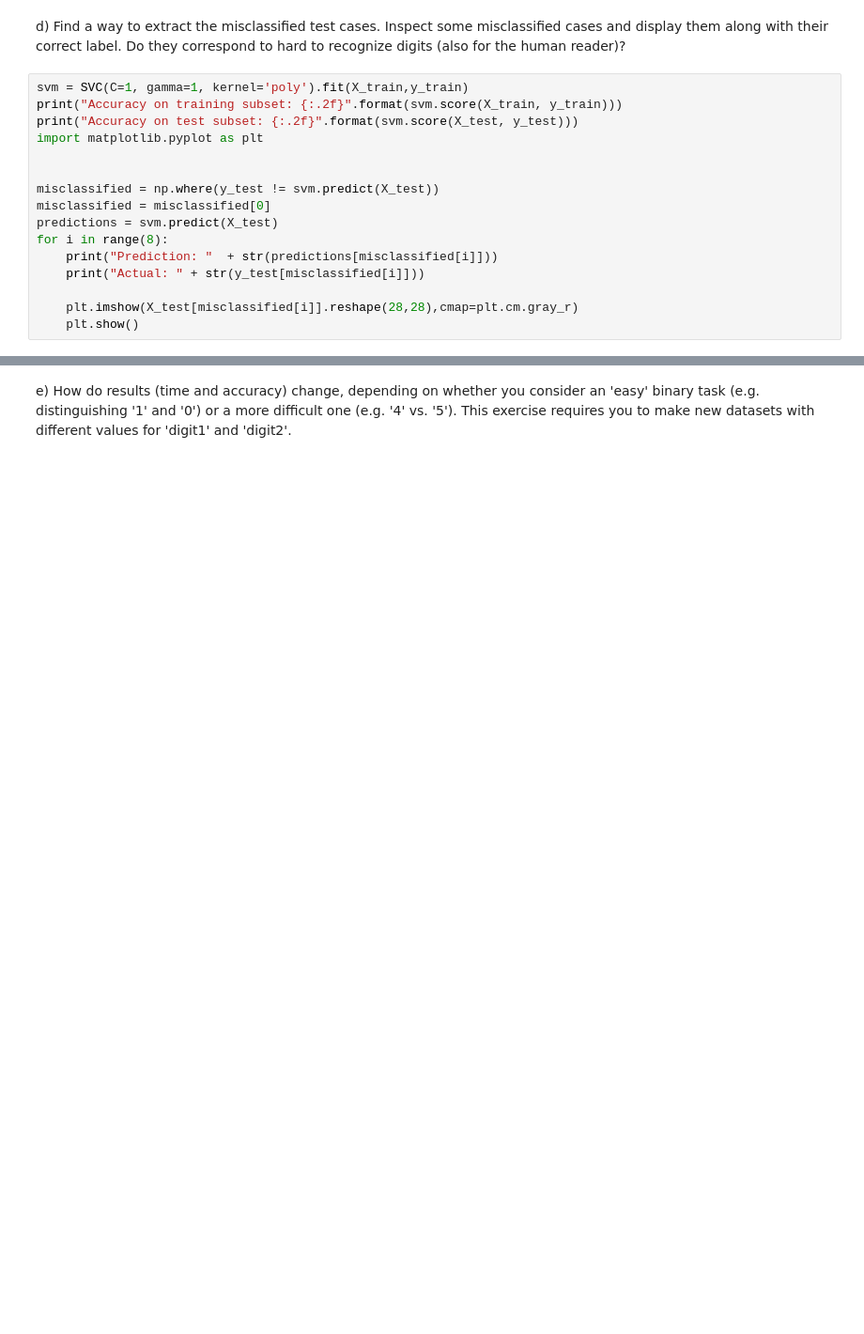
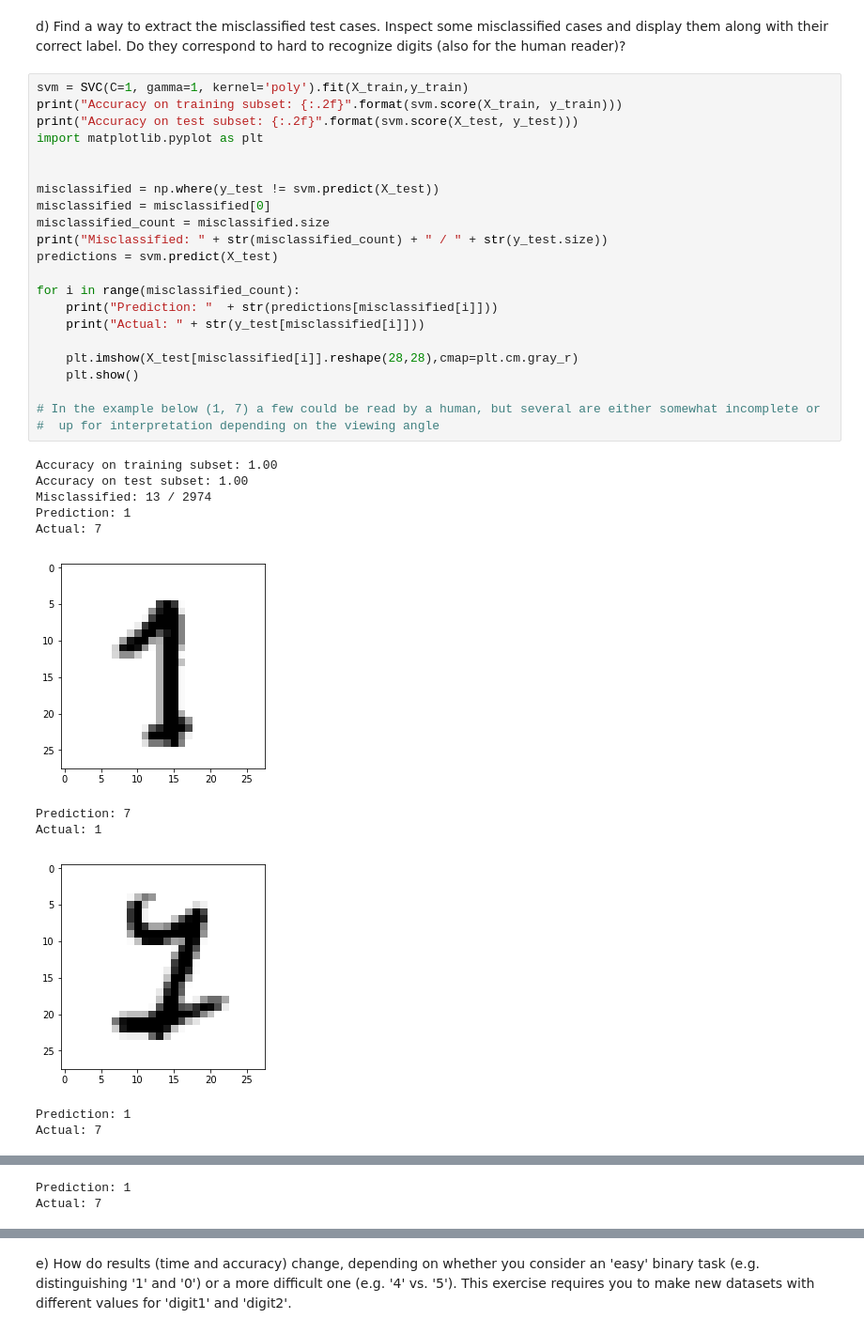
Before and after one commit to StephanThierry/ML-Group6, a Jupyter notebook: STH/STH-Assignment_3.ipynb, the cells around one changed output, grey strips where cells are left out. Shown at 94% size. Saved outputs shown, nothing was run; the diff lists cells and outputs as text; blank space fills up the shorter version.

Commit message:
Task 2 - Fixed the code, made the examples work, added the content/discussions for e, f and g

```diff
--- a/STH/STH-Assignment_3.ipynb
+++ b/STH/STH-Assignment_3.ipynb
@@ -294,16 +394,34 @@ Do they correspond to hard to recognize digits (also for the human reader)?
 # %%
 svm = SVC(C=1, gamma=1, kernel='poly').fit(X_train,y_train)
 print("Accuracy on training subset: {:.2f}".format(svm.score(X_train, y_train)))
 print("Accuracy on test subset: {:.2f}".format(svm.score(X_test, y_test)))
 import matplotlib.pyplot as plt
 
 
 misclassified = np.where(y_test != svm.predict(X_test))
 misclassified = misclassified[0]
+misclassified_count = misclassified.size
+print("Misclassified: " + str(misclassified_count) + " / " + str(y_test.size))
 predictions = svm.predict(X_test)
-for i in range(8):
+
+for i in range(misclassified_count):
     print("Prediction: "  + str(predictions[misclassified[i]]))
     print("Actual: " + str(y_test[misclassified[i]]))
 
     plt.imshow(X_test[misclassified[i]].reshape(28,28),cmap=plt.cm.gray_r)
     plt.show()
+
+# In the example below (1, 7) a few could be read by a human, but several are either somewhat incomplete or
+#  up for interpretation depending on the viewing angle
+# %% [output]
+Accuracy on training subset: 1.00
+Accuracy on test subset: 1.00
+Misclassified: 13 / 2974
+Prediction: 1
+Actual: 7
+[figure, added]
+Prediction: 7
+Actual: 1
+[figure, added]
+Prediction: 1
+Actual: 7
@@ -309,0 +429,2 @@ for i in range(8):
+Prediction: 1
+Actual: 7
```
Also changed, not shown: parts of 14 cells of this notebook.
